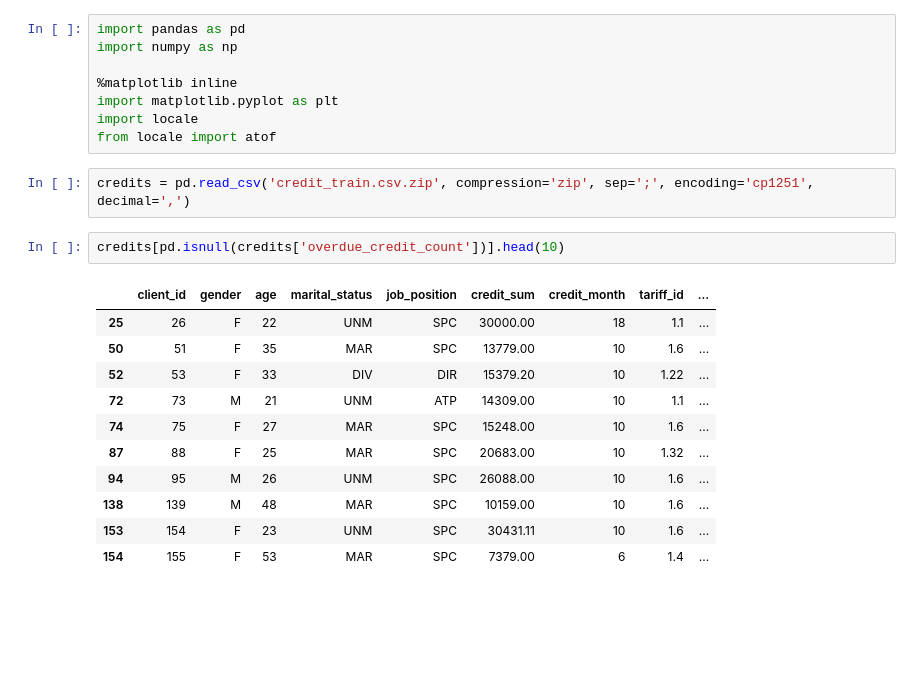
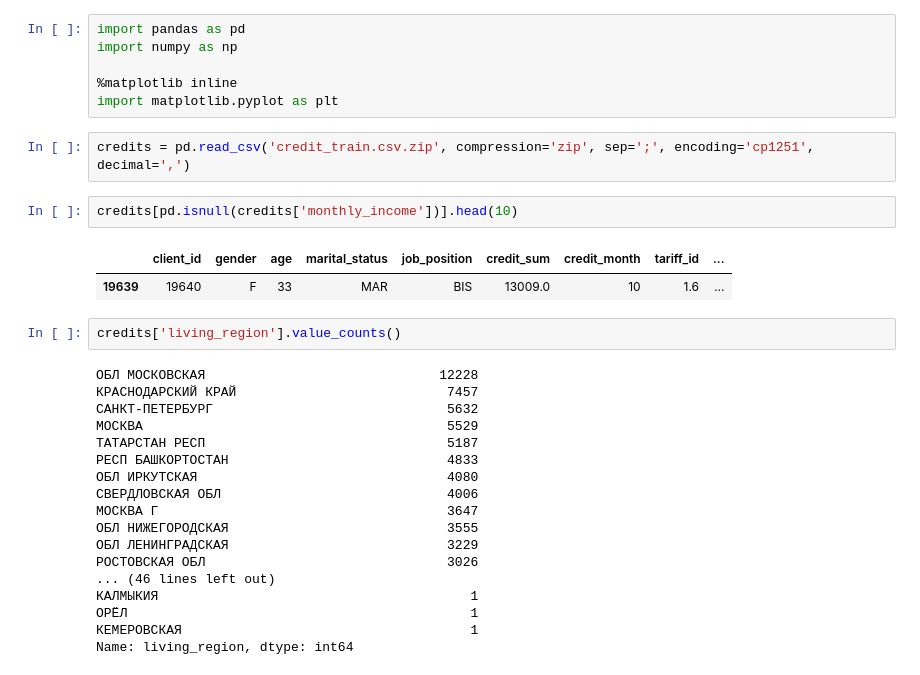
Before and after one commit to ponkin/notebooks, a Jupyter notebook: Tinkoff.ipynb, the cells around one changed output. Drawn from its saved outputs; the diff is of its cells as text; blank space fills up the shorter version.

```diff
--- a/Tinkoff.ipynb
+++ b/Tinkoff.ipynb
@@ -4,21 +4,30 @@ import numpy as np
 
 %matplotlib inline
 import matplotlib.pyplot as plt
-import locale
-from locale import atof
 # %%
 credits = pd.read_csv('credit_train.csv.zip', compression='zip', sep=';', encoding='cp1251', decimal=',')
 # %%
-credits[pd.isnull(credits['overdue_credit_count'])].head(10)
+credits[pd.isnull(credits['monthly_income'])].head(10)
 # %% [output]
 |  | client_id | gender | age | marital_status | job_position | credit_sum | credit_month | tariff_id | ... |
-| 25 | 26 | F | 22 | UNM | SPC | 30000.00 | 18 | 1.1 | ... |
-| 50 | 51 | F | 35 | MAR | SPC | 13779.00 | 10 | 1.6 | ... |
-| 52 | 53 | F | 33 | DIV | DIR | 15379.20 | 10 | 1.22 | ... |
-| 72 | 73 | M | 21 | UNM | ATP | 14309.00 | 10 | 1.1 | ... |
-| 74 | 75 | F | 27 | MAR | SPC | 15248.00 | 10 | 1.6 | ... |
-| 87 | 88 | F | 25 | MAR | SPC | 20683.00 | 10 | 1.32 | ... |
-| 94 | 95 | M | 26 | UNM | SPC | 26088.00 | 10 | 1.6 | ... |
-| 138 | 139 | M | 48 | MAR | SPC | 10159.00 | 10 | 1.6 | ... |
-| 153 | 154 | F | 23 | UNM | SPC | 30431.11 | 10 | 1.6 | ... |
-| 154 | 155 | F | 53 | MAR | SPC | 7379.00 | 6 | 1.4 | ... |
+| 19639 | 19640 | F | 33 | MAR | BIS | 13009.0 | 10 | 1.6 | ... |
+# %%
+credits['living_region'].value_counts()
+# %% [output]
+ОБЛ МОСКОВСКАЯ                              12228
+КРАСНОДАРСКИЙ КРАЙ                           7457
+САНКТ-ПЕТЕРБУРГ                              5632
+МОСКВА                                       5529
+ТАТАРСТАН РЕСП                               5187
+РЕСП БАШКОРТОСТАН                            4833
+ОБЛ ИРКУТСКАЯ                                4080
+СВЕРДЛОВСКАЯ ОБЛ                             4006
+МОСКВА Г                                     3647
+ОБЛ НИЖЕГОРОДСКАЯ                            3555
+ОБЛ ЛЕНИНГРАДСКАЯ                            3229
+РОСТОВСКАЯ ОБЛ                               3026
+... (46 lines left out)
+КАЛМЫКИЯ                                        1
+ОРЁЛ                                            1
+КЕМЕРОВСКАЯ                                     1
+Name: living_region, dtype: int64
```
Also changed, not shown: parts of 39 cells of this notebook.
